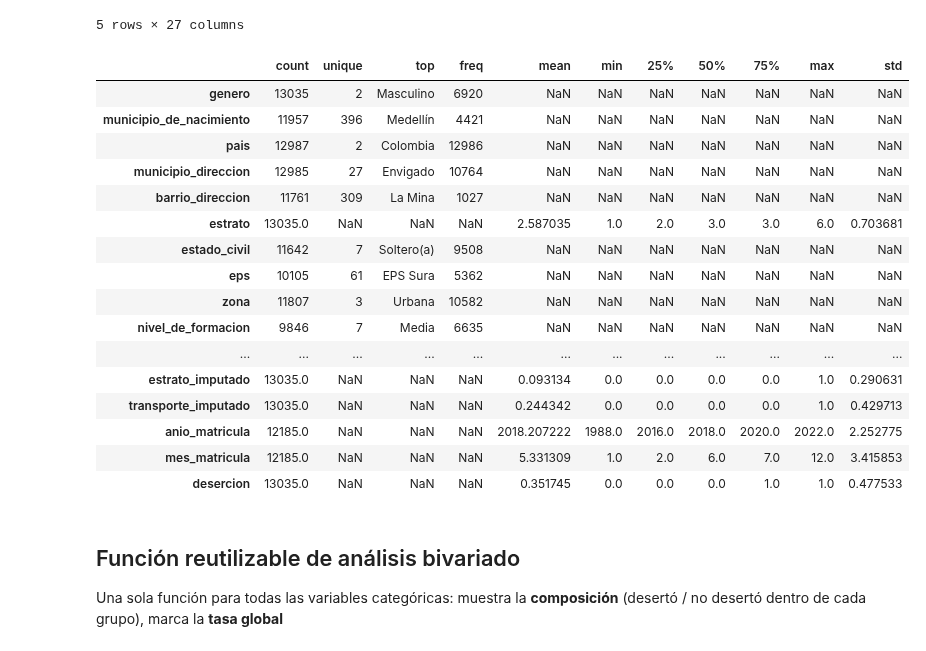
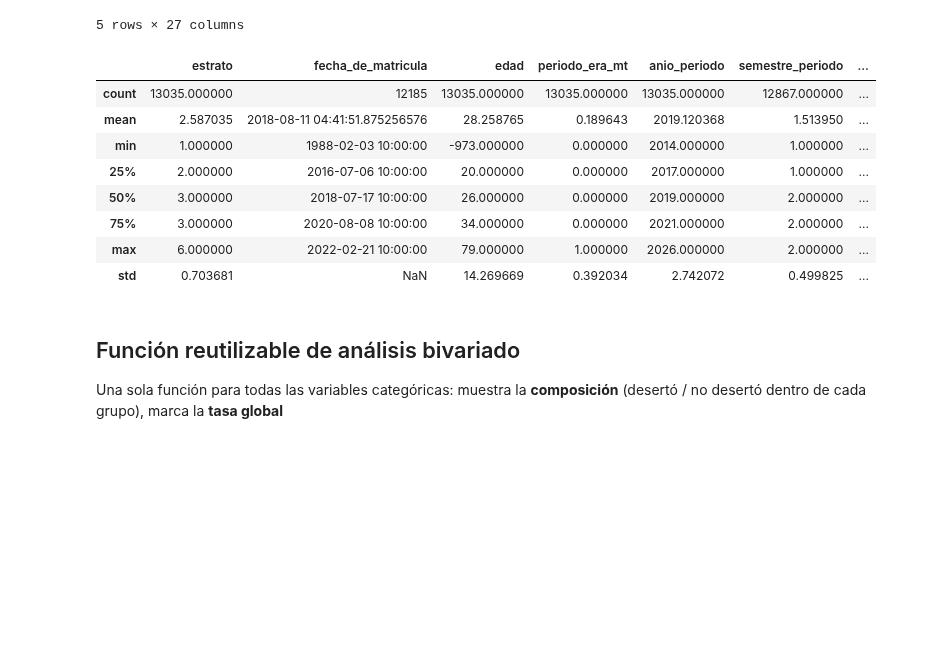
Before and after one commit to LuisBetancourt11/Proyecto_Ciencia_Datos, a Jupyter notebook: notebook/03_EDA.ipynb, the cells around one changed output. Drawn from its saved outputs; the diff is of its cells as text; code cells hidden in the pictures; blank space fills up the shorter version.

```diff
--- a/notebook/03_EDA.ipynb
+++ b/notebook/03_EDA.ipynb
@@ -44,25 +44,17 @@ Tasa global de deserción (base rate): 35.2%
 | 4 | Masculino | Medellín | Colombia | Envigado | El Salado | 2 | Soltero(a) | ... |
 5 rows × 27 columns
 # %%
-d.describe(include='all').T
+d.describe()
 # %% [output]
-|  | count | unique | top | freq | mean | min | 25% | 50% | 75% | max | std |
-| genero | 13035 | 2 | Masculino | 6920 | NaN | NaN | NaN | NaN | NaN | NaN | NaN |
-| municipio_de_nacimiento | 11957 | 396 | Medellín | 4421 | NaN | NaN | NaN | NaN | NaN | NaN | NaN |
-| pais | 12987 | 2 | Colombia | 12986 | NaN | NaN | NaN | NaN | NaN | NaN | NaN |
-| municipio_direccion | 12985 | 27 | Envigado | 10764 | NaN | NaN | NaN | NaN | NaN | NaN | NaN |
-| barrio_direccion | 11761 | 309 | La Mina | 1027 | NaN | NaN | NaN | NaN | NaN | NaN | NaN |
-| estrato | 13035.0 | NaN | NaN | NaN | 2.587035 | 1.0 | 2.0 | 3.0 | 3.0 | 6.0 | 0.703681 |
-| estado_civil | 11642 | 7 | Soltero(a) | 9508 | NaN | NaN | NaN | NaN | NaN | NaN | NaN |
-| eps | 10105 | 61 | EPS Sura | 5362 | NaN | NaN | NaN | NaN | NaN | NaN | NaN |
-| zona | 11807 | 3 | Urbana | 10582 | NaN | NaN | NaN | NaN | NaN | NaN | NaN |
-| nivel_de_formacion | 9846 | 7 | Media | 6635 | NaN | NaN | NaN | NaN | NaN | NaN | NaN |
-| ... | ... | ... | ... | ... | ... | ... | ... | ... | ... | ... | ... |
-| estrato_imputado | 13035.0 | NaN | NaN | NaN | 0.093134 | 0.0 | 0.0 | 0.0 | 0.0 | 1.0 | 0.290631 |
-| transporte_imputado | 13035.0 | NaN | NaN | NaN | 0.244342 | 0.0 | 0.0 | 0.0 | 0.0 | 1.0 | 0.429713 |
-| anio_matricula | 12185.0 | NaN | NaN | NaN | 2018.207222 | 1988.0 | 2016.0 | 2018.0 | 2020.0 | 2022.0 | 2.252775 |
-| mes_matricula | 12185.0 | NaN | NaN | NaN | 5.331309 | 1.0 | 2.0 | 6.0 | 7.0 | 12.0 | 3.415853 |
-| desercion | 13035.0 | NaN | NaN | NaN | 0.351745 | 0.0 | 0.0 | 0.0 | 1.0 | 1.0 | 0.477533 |
+|  | estrato | fecha_de_matricula | edad | periodo_era_mt | anio_periodo | semestre_periodo | ... |
+| count | 13035.000000 | 12185 | 13035.000000 | 13035.000000 | 13035.000000 | 12867.000000 | ... |
+| mean | 2.587035 | 2018-08-11 04:41:51.875256576 | 28.258765 | 0.189643 | 2019.120368 | 1.513950 | ... |
+| min | 1.000000 | 1988-02-03 10:00:00 | -973.000000 | 0.000000 | 2014.000000 | 1.000000 | ... |
+| 25% | 2.000000 | 2016-07-06 10:00:00 | 20.000000 | 0.000000 | 2017.000000 | 1.000000 | ... |
+| 50% | 3.000000 | 2018-07-17 10:00:00 | 26.000000 | 0.000000 | 2019.000000 | 2.000000 | ... |
+| 75% | 3.000000 | 2020-08-08 10:00:00 | 34.000000 | 0.000000 | 2021.000000 | 2.000000 | ... |
+| max | 6.000000 | 2022-02-21 10:00:00 | 79.000000 | 1.000000 | 2026.000000 | 2.000000 | ... |
+| std | 0.703681 | NaN | 14.269669 | 0.392034 | 2.742072 | 0.499825 | ... |
 # %% [markdown]
 ## Función reutilizable de análisis bivariado
 Una sola función para todas las variables categóricas: muestra la **composición**
```
